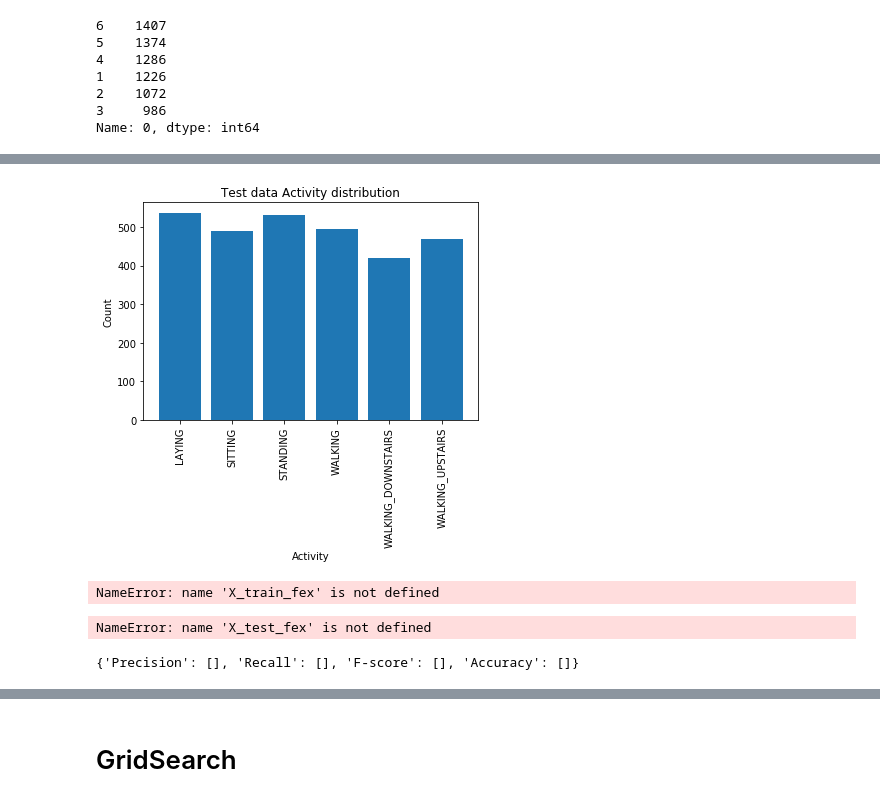
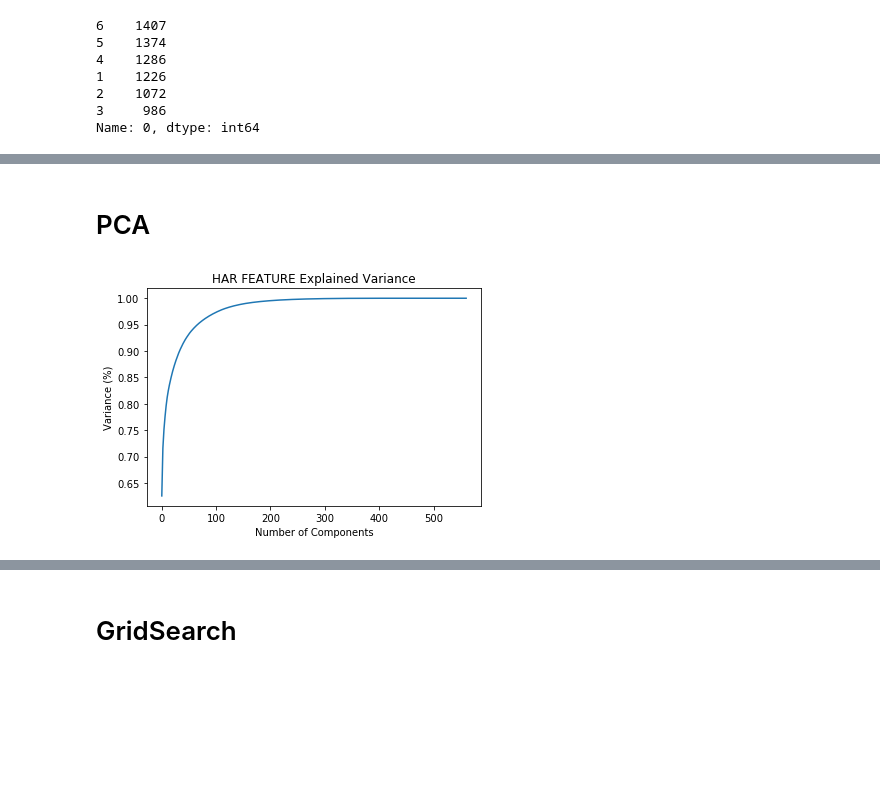
Before and after one commit to almakhann/diplom, a Jupyter notebook: diploma.ipynb, the cells around one changed output, grey strips where cells are left out. Cells and saved outputs as stored; diff of their text form; code cells hidden in the pictures; blank space fills up the shorter version.

```diff
--- a/diploma.ipynb
+++ b/diploma.ipynb
@@ -60,39 +60,35 @@ def results(clf, X, y_true):
     d['F-score'].append(round(f_score, 4)*100)
     d['Accuracy'].append(round(acc, 4) *100)
 # %%
+#The data with extracted features
+X_train_fex = pd.read_csv("UCI HAR Dataset/train/X_train.txt", delim_whitespace=True, header=None)
+X_test_fex = pd.read_csv("UCI HAR Dataset/test/X_test.txt",delim_whitespace=True, header=None)
 
 
 
-# #The data with extracted features
-# X_train_fex = pd.read_csv("UCI HAR Dataset/train/X_train.txt", delim_whitespace=True, header=None)
-# X_test_fex = pd.read_csv("UCI HAR Dataset/test/X_test.txt",delim_whitespace=True, header=None)
-
-
-
-
-# y_train = pd.read_csv("UCI HAR Dataset/train/y_train.txt", delim_whitespace=True, header=None)
-# y_test = pd.read_csv("UCI HAR Dataset/test/y_test.txt", delim_whitespace=True, header=None)
+y_train = pd.read_csv("UCI HAR Dataset/train/y_train.txt", delim_whitespace=True, header=None)
+y_test = pd.read_csv("UCI HAR Dataset/test/y_test.txt", delim_whitespace=True, header=None)
 # %%
-scaler = MinMaxScaler(feature_range = [-1,1])
+# scaler = MinMaxScaler(feature_range = [-1,1])
 
-X_train_fex = pd.read_csv("TRAIN_NEW_ALL.csv")
-X_test_fex = pd.read_csv("TEST_NEW_ALL.csv")
+# X_train_fex = pd.read_csv("TRAIN_NEW_ALL.csv")
+# X_test_fex = pd.read_csv("TEST_NEW_ALL.csv")
 
 
-X_train_fex = scaler.fit_transform(X_train_fex)
-X_test_fex  = scaler.fit_transform(X_test_fex)
+# X_train_fex = scaler.fit_transform(X_train_fex)
+# X_test_fex  = scaler.fit_transform(X_test_fex)
 
-X_train_fex = pd.DataFrame(X_train_fex)
-X_test_fex = pd.DataFrame(X_test_fex)
+# X_train_fex = pd.DataFrame(X_train_fex)
+# X_test_fex = pd.DataFrame(X_test_fex)
 
-print(X_train_fex.shape, X_test_fex.shape)
+# print(X_train_fex.shape, X_test_fex.shape)
 
 
 
-y_train = pd.read_csv("UCI HAR Dataset/train/y_train.txt", delim_whitespace=True, header=None)[:-1]
-y_test = pd.read_csv("UCI HAR Dataset/test/y_test.txt", delim_whitespace=True, header=None)[:-1]
+# y_train = pd.read_csv("UCI HAR Dataset/train/y_train.txt", delim_whitespace=True, header=None)[:-1]
+# y_test = pd.read_csv("UCI HAR Dataset/test/y_test.txt", delim_whitespace=True, header=None)[:-1]
 
-print(y_train.shape, y_test.shape)
+# print(y_train.shape, y_test.shape)
 # %% [output]
 (7351, 561) (2946, 561)
 (7351, 1) (2946, 1)
@@ -161,14 +139,12 @@ plt.show()
 # %%
-y_tt['Label'] = y_tt[0].apply(lambda x: LABELS[x-1] )
+# y_tt['Label'] = y_tt[0].apply(lambda x: LABELS[x-1] )
 
-plt.bar(x = y_tt.groupby('Label').count().index, height = y_tt.groupby('Label').count()[0].values)
+# plt.bar(x = y_tt.groupby('Label').count().index, height = y_tt.groupby('Label').count()[0].values)
 
-plt.title('Test data Activity distribution')
-plt.ylabel("Count")
-plt.xlabel('Activity')
-plt.xticks(rotation = 90)
-plt.show()
+# plt.title('Test data Activity distribution')
+# plt.ylabel("Count")
+# plt.xlabel('Activity')
+# plt.xticks(rotation = 90)
+# plt.show()
-# %% [output]
-[figure, removed]
 # %%
 y_test[0].value_counts()
@@ -177,25 +151,21 @@ X_train_fex
+# %% [markdown]
+# PCA
 # %%
 pca = PCA().fit(X_train_fex)
 n_pcs= pca.components_.shape[0]
-print(n_pcs)
+
 most_important = [np.abs(pca.components_[i]).argmax() for i in range(n_pcs)]
-most_important = most_important[:300]
-#Plotting the Cumulative Summation of the Explained Variance
+most_important = most_important[:350]
+# print(most_important)
+
+
+# Plotting the Cumulative Summation of the Explained Variance
 plt.figure()
 plt.plot(np.cumsum(pca.explained_variance_ratio_))
 plt.xlabel('Number of Components')
 plt.ylabel('Variance (%)') #for each component
 plt.title('HAR FEATURE Explained Variance')
 plt.show()
 #components_
 # %% [output]
-NameError: name 'X_train_fex' is not defined
+[figure, added]
-# %%
-clf = SVC(gamma='auto')
-results(clf, X_test_fex, y_test)
-# %% [output]
-NameError: name 'X_test_fex' is not defined
-# %%
-d
-# %% [output]
-{'Precision': [], 'Recall': [], 'F-score': [], 'Accuracy': []}
```
Also changed, not shown: parts of 22 cells of this notebook, 24 other files.
